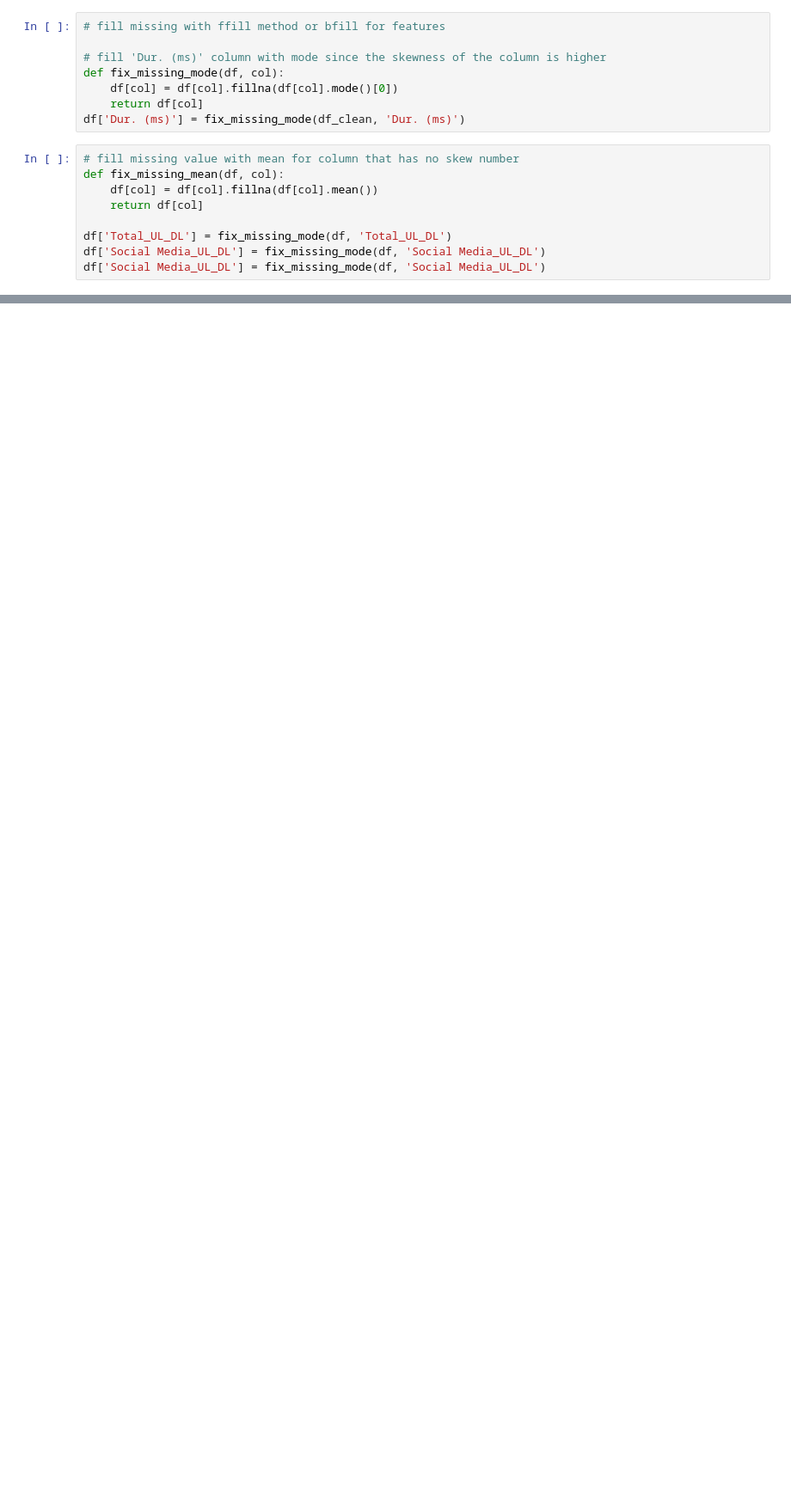
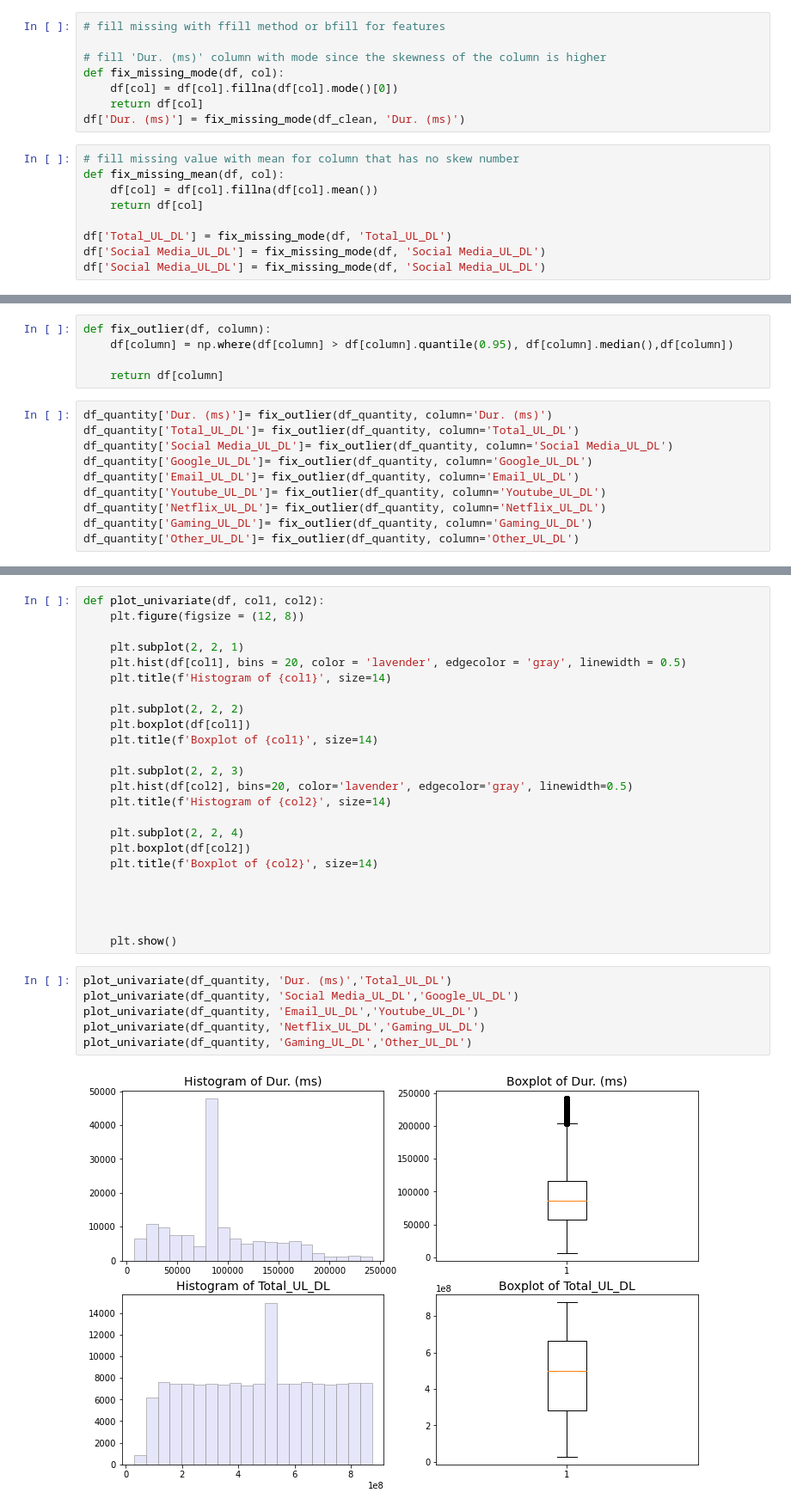
Before and after one commit to eyerus21/10Academy-week-1-challenge, a Jupyter notebook: notebooks/_.ipynb, the cells around one changed output, grey strips where cells are left out. Shown: that part at 86% size. Saved outputs shown, nothing was run; the diff lists cells and outputs as text; blank space fills up the shorter version.

```diff
--- a/notebooks/_.ipynb
+++ b/notebooks/_.ipynb
@@ -458,0 +523,15 @@ df['Social Media_UL_DL'] = fix_missing_mode(df, 'Social Media_UL_DL')
+# %%
+def fix_outlier(df, column):
+    df[column] = np.where(df[column] > df[column].quantile(0.95), df[column].median(),df[column])
+
+    return df[column]
+# %%
+df_quantity['Dur. (ms)']= fix_outlier(df_quantity, column='Dur. (ms)')
+df_quantity['Total_UL_DL']= fix_outlier(df_quantity, column='Total_UL_DL')
+df_quantity['Social Media_UL_DL']= fix_outlier(df_quantity, column='Social Media_UL_DL')
+df_quantity['Google_UL_DL']= fix_outlier(df_quantity, column='Google_UL_DL')
+df_quantity['Email_UL_DL']= fix_outlier(df_quantity, column='Email_UL_DL')
+df_quantity['Youtube_UL_DL']= fix_outlier(df_quantity, column='Youtube_UL_DL')
+df_quantity['Netflix_UL_DL']= fix_outlier(df_quantity, column='Netflix_UL_DL')
+df_quantity['Gaming_UL_DL']= fix_outlier(df_quantity, column='Gaming_UL_DL')
+df_quantity['Other_UL_DL']= fix_outlier(df_quantity, column='Other_UL_DL')
@@ -458,0 +552,32 @@ df['Social Media_UL_DL'] = fix_missing_mode(df, 'Social Media_UL_DL')
+# %%
+def plot_univariate(df, col1, col2):
+    plt.figure(figsize = (12, 8))
+
+    plt.subplot(2, 2, 1)
+    plt.hist(df[col1], bins = 20, color = 'lavender', edgecolor = 'gray', linewidth = 0.5)
+    plt.title(f'Histogram of {col1}', size=14)
+
+    plt.subplot(2, 2, 2)
+    plt.boxplot(df[col1])
+    plt.title(f'Boxplot of {col1}', size=14)
+
+    plt.subplot(2, 2, 3)
+    plt.hist(df[col2], bins=20, color='lavender', edgecolor='gray', linewidth=0.5)
+    plt.title(f'Histogram of {col2}', size=14)
+
+    plt.subplot(2, 2, 4)
+    plt.boxplot(df[col2])
+    plt.title(f'Boxplot of {col2}', size=14)
+
+
+
+
+    plt.show()
+# %%
+plot_univariate(df_quantity, 'Dur. (ms)','Total_UL_DL')
+plot_univariate(df_quantity, 'Social Media_UL_DL','Google_UL_DL')
+plot_univariate(df_quantity, 'Email_UL_DL','Youtube_UL_DL')
+plot_univariate(df_quantity, 'Netflix_UL_DL','Gaming_UL_DL')
+plot_univariate(df_quantity, 'Gaming_UL_DL','Other_UL_DL')
+# %% [output]
+[figure, added]
```
Also changed, not shown: parts of 15 cells of this notebook, 1 other file.
